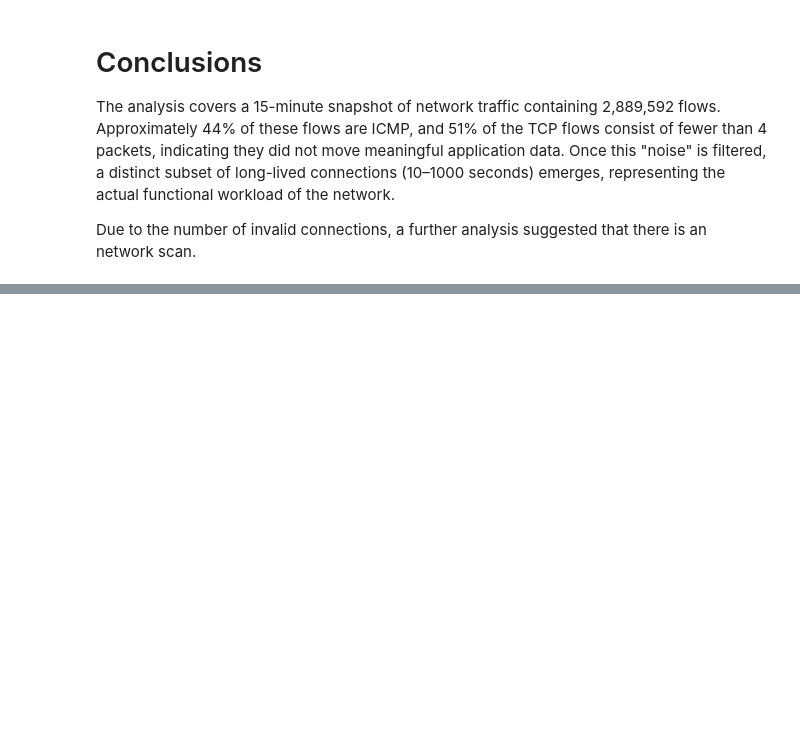
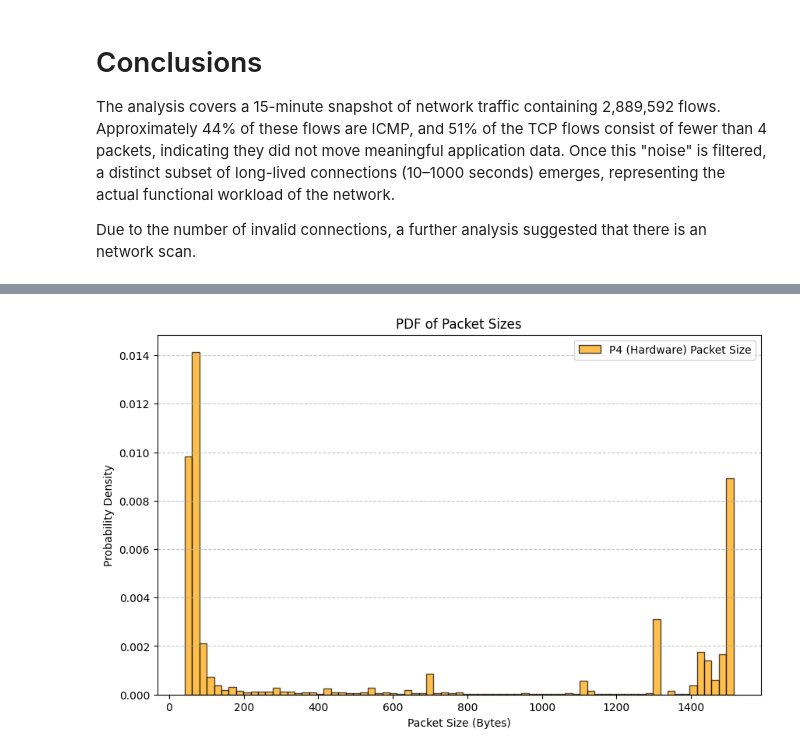
Before and after one commit to alarmfox/imdea-assignement, a Jupyter notebook: analysis.ipynb, the cells around one changed output, grey strips where cells are left out. Saved outputs shown, nothing was run; the diff lists cells and outputs as text; code cells hidden in the pictures; blank space fills up the shorter version.

```diff
--- a/analysis.ipynb
+++ b/analysis.ipynb
@@ -553,28 +564,28 @@ Due to the number of invalid connections, a further analysis suggested that ther
 # %%
 import pandas as pd
 import numpy as np
 import matplotlib.pyplot as plt
 
-# 1. Load the P4 CSV
-df_p4 = pd.read_csv("p4_packet_sizes.csv")
+df_p4 = pd.read_csv("dataset/p4_packet_sizes.csv")
 
-# 2. "Un-aggregate" the data back into a raw array so plt.hist() can bin it
-# This takes [Size 64, Count 3] and turns it into [64, 64, 64]
+# Create the histogram from the P4 counter.
 p4_packet_sizes = np.repeat(df_p4['packet_size'].values, df_p4['count'].values)
 
 bins = 75
 pdf = plt.figure(figsize=(10, 6))
 
 # Plot the P4 Data
 plt.hist(p4_packet_sizes, bins=bins, density=True, color='orange',
          edgecolor='black', alpha=0.7, label="P4 (Hardware) Packet Size")
 
 # You can easily plot your Task I data on top of this by adding your original line here:
 # plt.hist(packet_sizes, bins=bins, density=True, color='skyblue', alpha=0.5, label="Task I (Software)")
 
 plt.title('PDF of Packet Sizes')
 plt.xlabel('Packet Size (Bytes)')
 plt.ylabel('Probability Density')
 plt.grid(axis='y', linestyle='--', alpha=0.7)
 plt.legend()
 plt.show()
+# %% [output]
+[figure, added]
```
Also changed, not shown: parts of 9 cells of this notebook, 3 other files.
